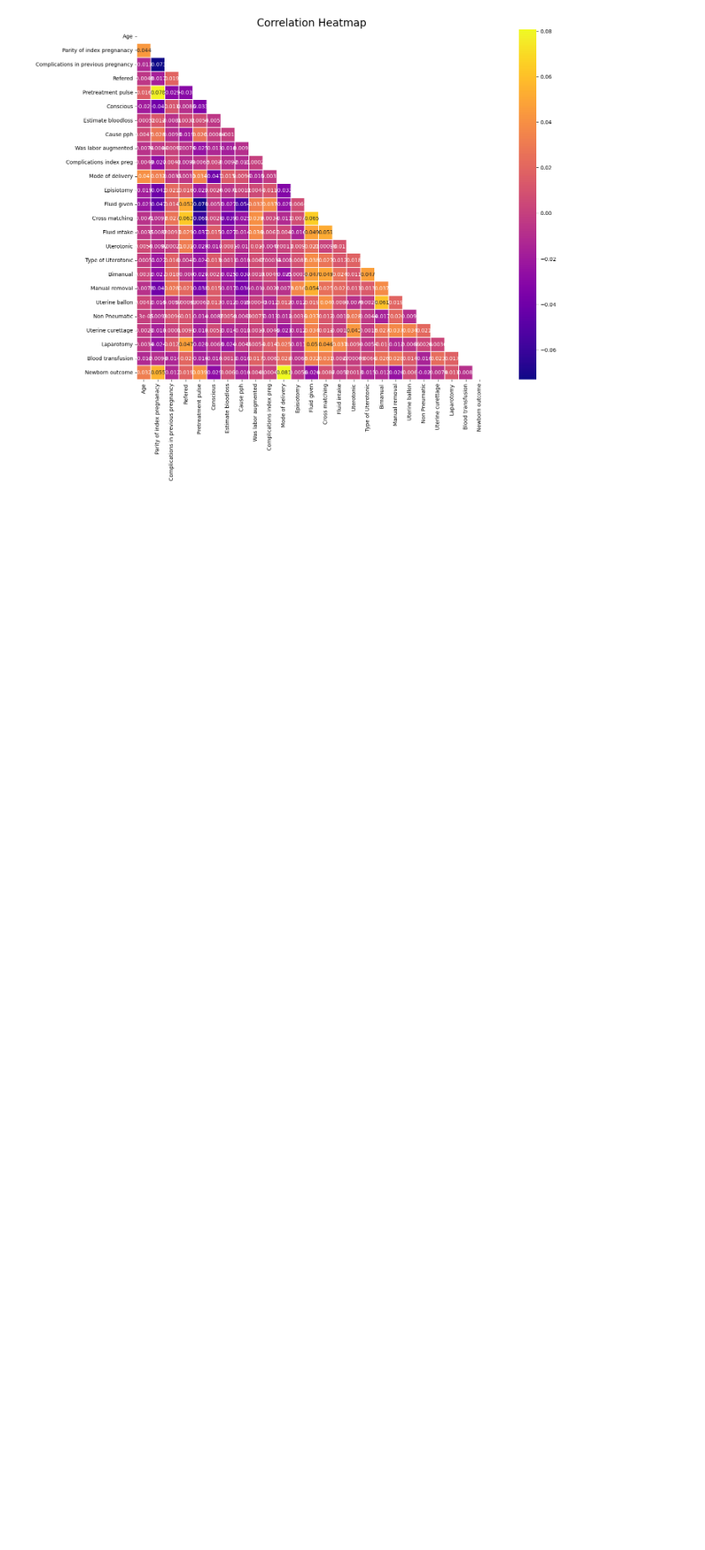
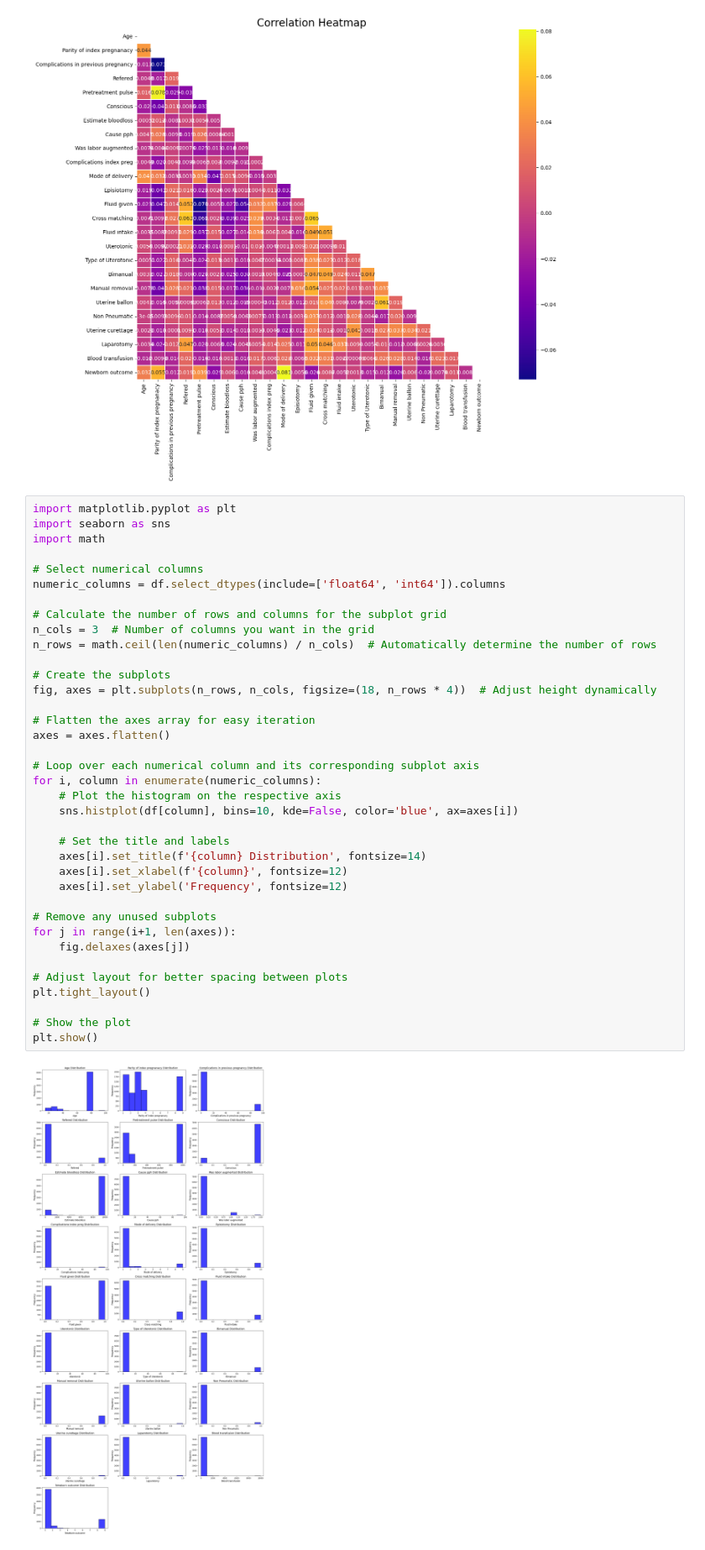
Before and after one commit to DegaregeN/Data-Science-Internship, a Jupyter notebook: notebooks/PPH_data.ipynb, the cells around one changed output. Shown at 84% size. Drawn from its saved outputs; the diff is of its cells as text; blank space fills up the shorter version.

```diff
--- a/notebooks/PPH_data.ipynb
+++ b/notebooks/PPH_data.ipynb
@@ -434,3 +434,42 @@ plt.title('Correlation Heatmap', fontsize=20)
 plt.show()
 # %% [output]
 [figure]
+# %%
+import matplotlib.pyplot as plt
+import seaborn as sns
+import math
+
+# Select numerical columns
+numeric_columns = df.select_dtypes(include=['float64', 'int64']).columns
+
+# Calculate the number of rows and columns for the subplot grid
+n_cols = 3  # Number of columns you want in the grid
+n_rows = math.ceil(len(numeric_columns) / n_cols)  # Automatically determine the number of rows
+
+# Create the subplots
+fig, axes = plt.subplots(n_rows, n_cols, figsize=(18, n_rows * 4))  # Adjust height dynamically
+
+# Flatten the axes array for easy iteration
+axes = axes.flatten()
+
+# Loop over each numerical column and its corresponding subplot axis
+for i, column in enumerate(numeric_columns):
+    # Plot the histogram on the respective axis
+    sns.histplot(df[column], bins=10, kde=False, color='blue', ax=axes[i])
+
+    # Set the title and labels
+    axes[i].set_title(f'{column} Distribution', fontsize=14)
+    axes[i].set_xlabel(f'{column}', fontsize=12)
+    axes[i].set_ylabel('Frequency', fontsize=12)
+
+# Remove any unused subplots
+for j in range(i+1, len(axes)):
+    fig.delaxes(axes[j])
+
+# Adjust layout for better spacing between plots
+plt.tight_layout()
+
+# Show the plot
+plt.show()
+# %% [output]
+[figure, added]
```
Also changed, not shown: parts of 1 cell of this notebook, 3 other files.
